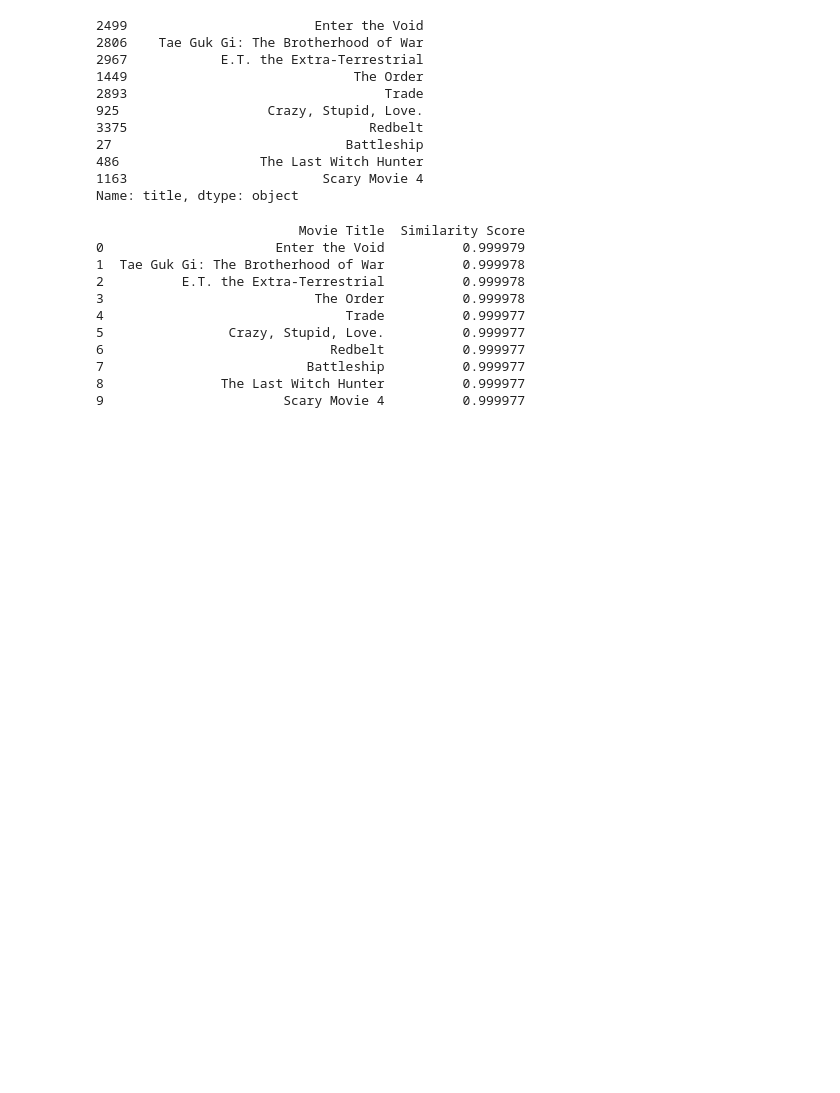
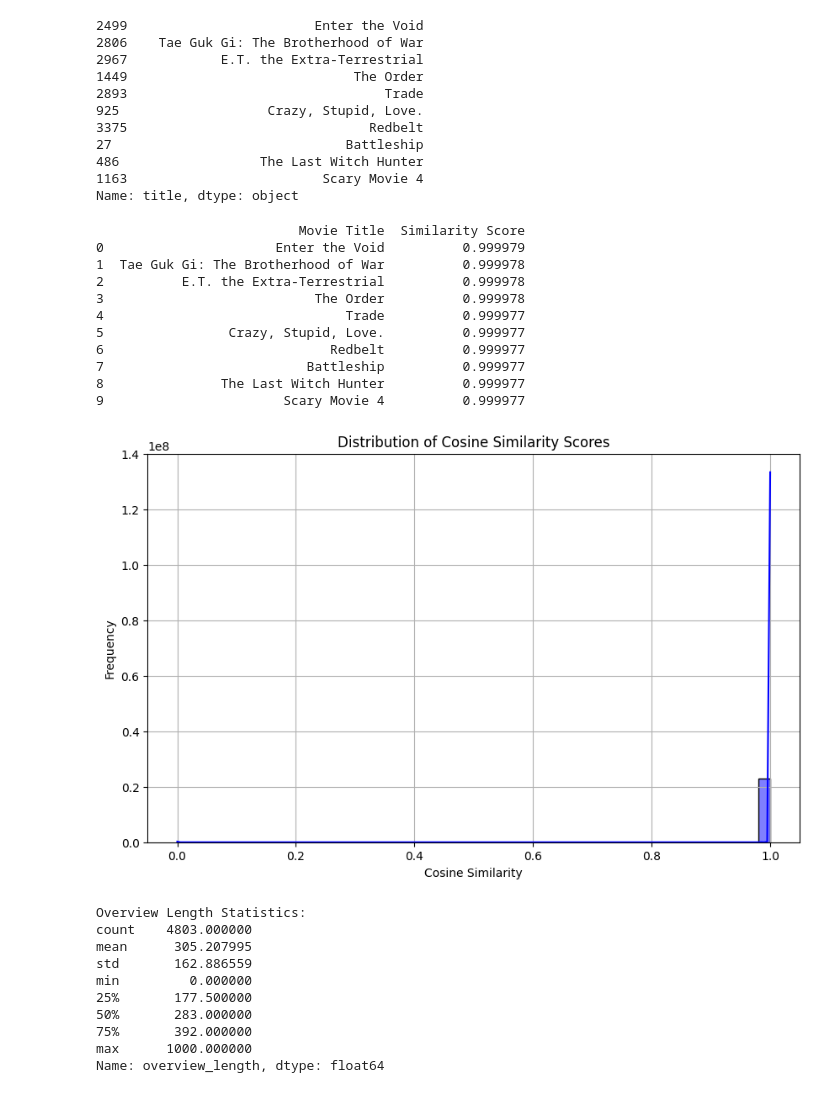
Before and after one commit to rahcoderepo/NLP, a Jupyter notebook: Oct4_AICourse.ipynb, the cells around one changed output. Saved outputs shown, nothing was run; the diff lists cells and outputs as text; code cells hidden in the pictures; blank space fills up the shorter version.

```diff
--- a/Oct4_AICourse.ipynb
+++ b/Oct4_AICourse.ipynb
@@ -273,3 +273,35 @@ print(recommendations_with_scores)
 7                          Battleship          0.999977
 8               The Last Witch Hunter          0.999977
 9                       Scary Movie 4          0.999977
+# %%
+import matplotlib.pyplot as plt
+import seaborn as sns
+
+# Calculate the distribution of cosine similarity scores for all movies
+all_sim_scores = cosine_sim.flatten()
+
+# Plot the distribution of similarity scores
+plt.figure(figsize=(10, 6))
+sns.histplot(all_sim_scores, bins=50, kde=True, color='blue')
+plt.title("Distribution of Cosine Similarity Scores")
+plt.xlabel("Cosine Similarity")
+plt.ylabel("Frequency")
+plt.grid(True)
+plt.show()
+
+# Check the length of the movie overviews
+df['overview_length'] = df['overview'].apply(lambda x: len(x))
+print("Overview Length Statistics:")
+print(df['overview_length'].describe())
+# %% [output]
+[figure, added]
+Overview Length Statistics:
+count    4803.000000
+mean      305.207995
+std       162.886559
+min         0.000000
+25%       177.500000
+50%       283.000000
+75%       392.000000
+max      1000.000000
+Name: overview_length, dtype: float64
```
